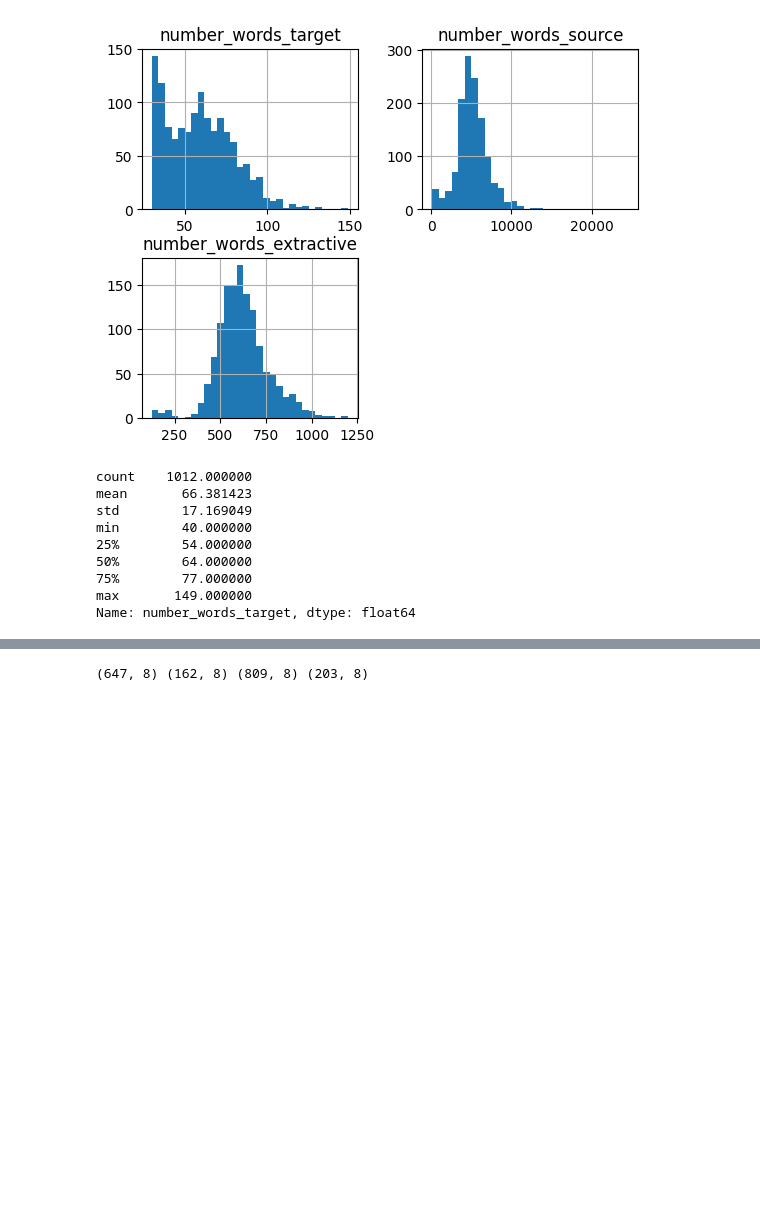
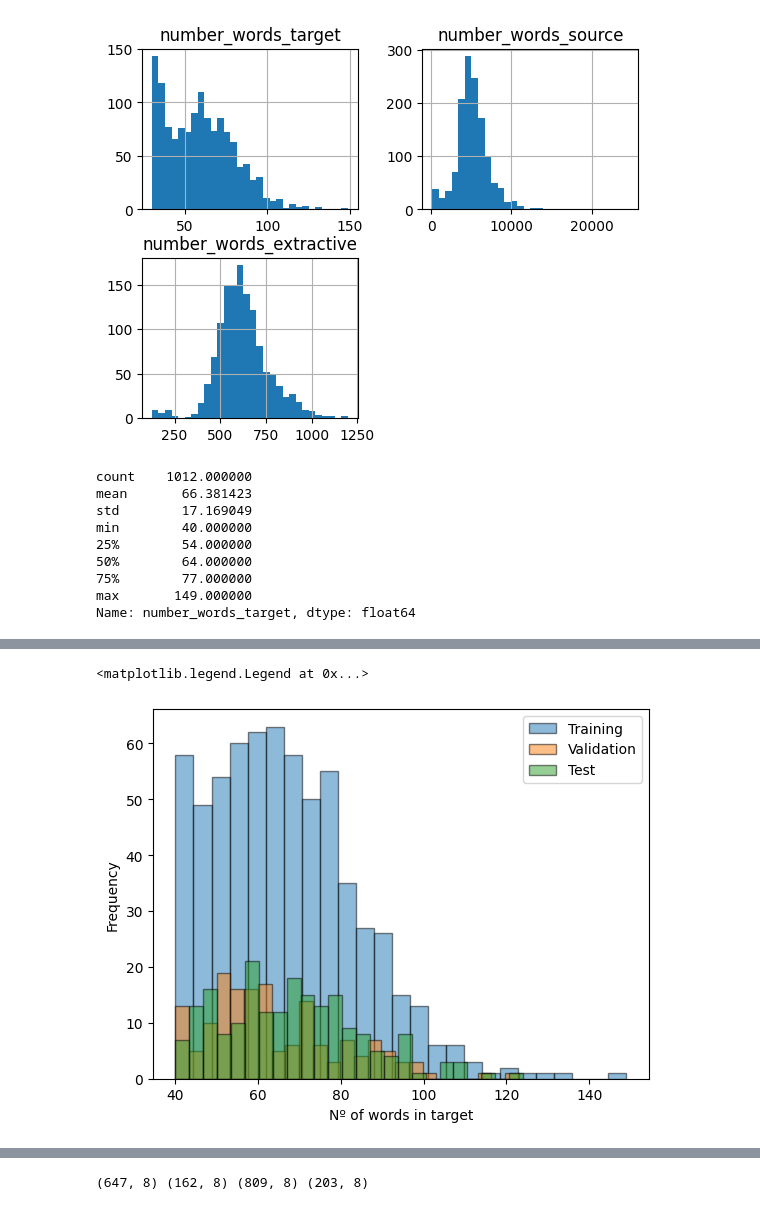
Before and after one commit to iguerrasevillano/Automated_Summaries_Generation_Scientific_Papers, a Jupyter notebook: Copia_de_TLDR.ipynb, the cells around one changed output, grey strips where cells are left out. Drawn from its saved outputs; the diff is of its cells as text; code cells hidden in the pictures; blank space fills up the shorter version.

```diff
--- a/Copia_de_TLDR.ipynb
+++ b/Copia_de_TLDR.ipynb
@@ -272,0 +285,12 @@ data_train, data_val = train_test_split(data_training,
+# %%
+plt.hist(data_train['number_words_target'], bins=25, edgecolor='black', alpha=0.5, label='Training')
+plt.hist(data_val['number_words_target'], bins=25, edgecolor='black', alpha=0.5, label='Validation')
+plt.hist(data_test['number_words_target'], bins=25, edgecolor='black', alpha=0.5, label='Test')
+
+
+plt.xlabel('Nº of words in target')
+plt.ylabel('Frequency')
+plt.legend()
+# %% [output]
+<matplotlib.legend.Legend at 0x...>
+[figure, added]
```
Also changed, not shown: parts of 11 cells of this notebook.
